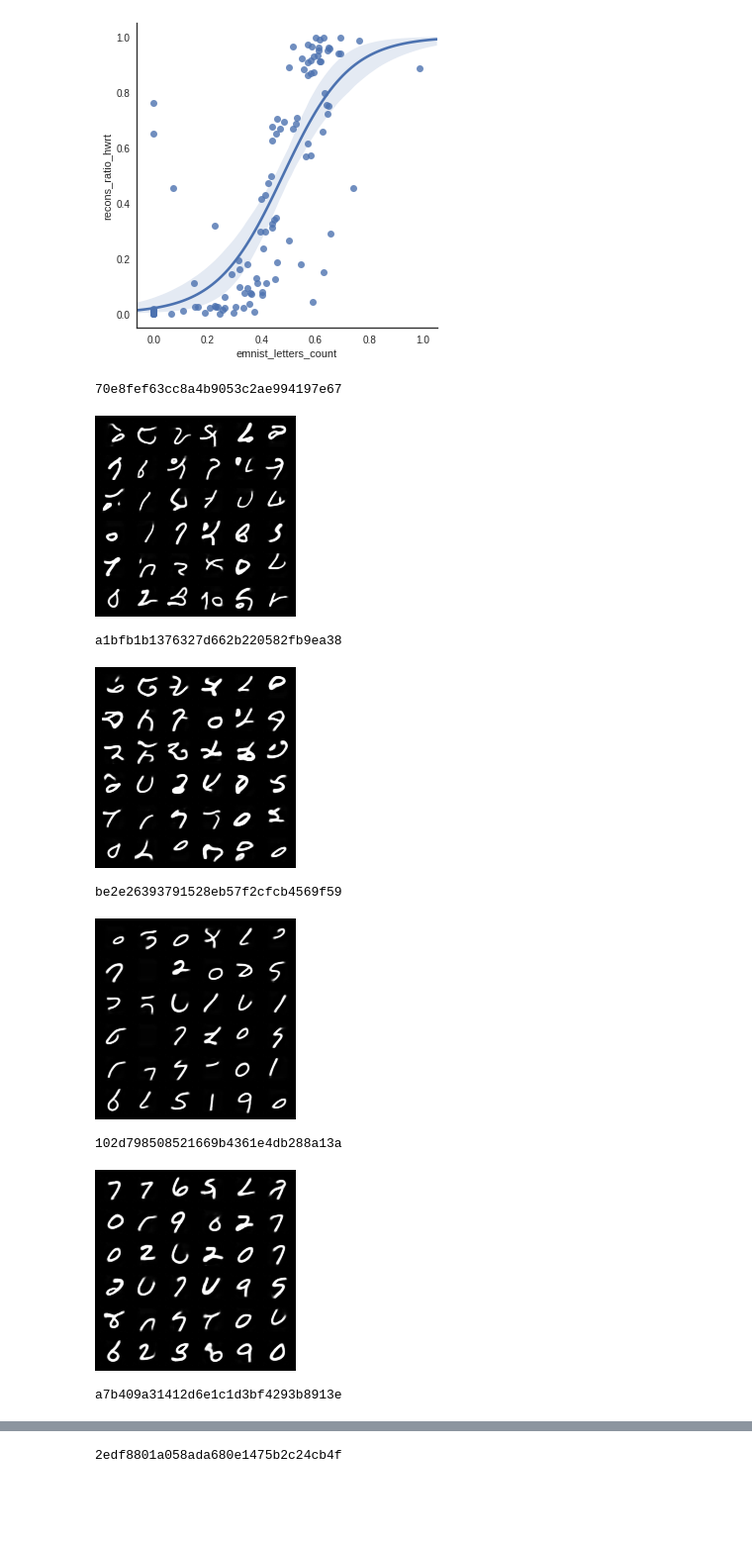
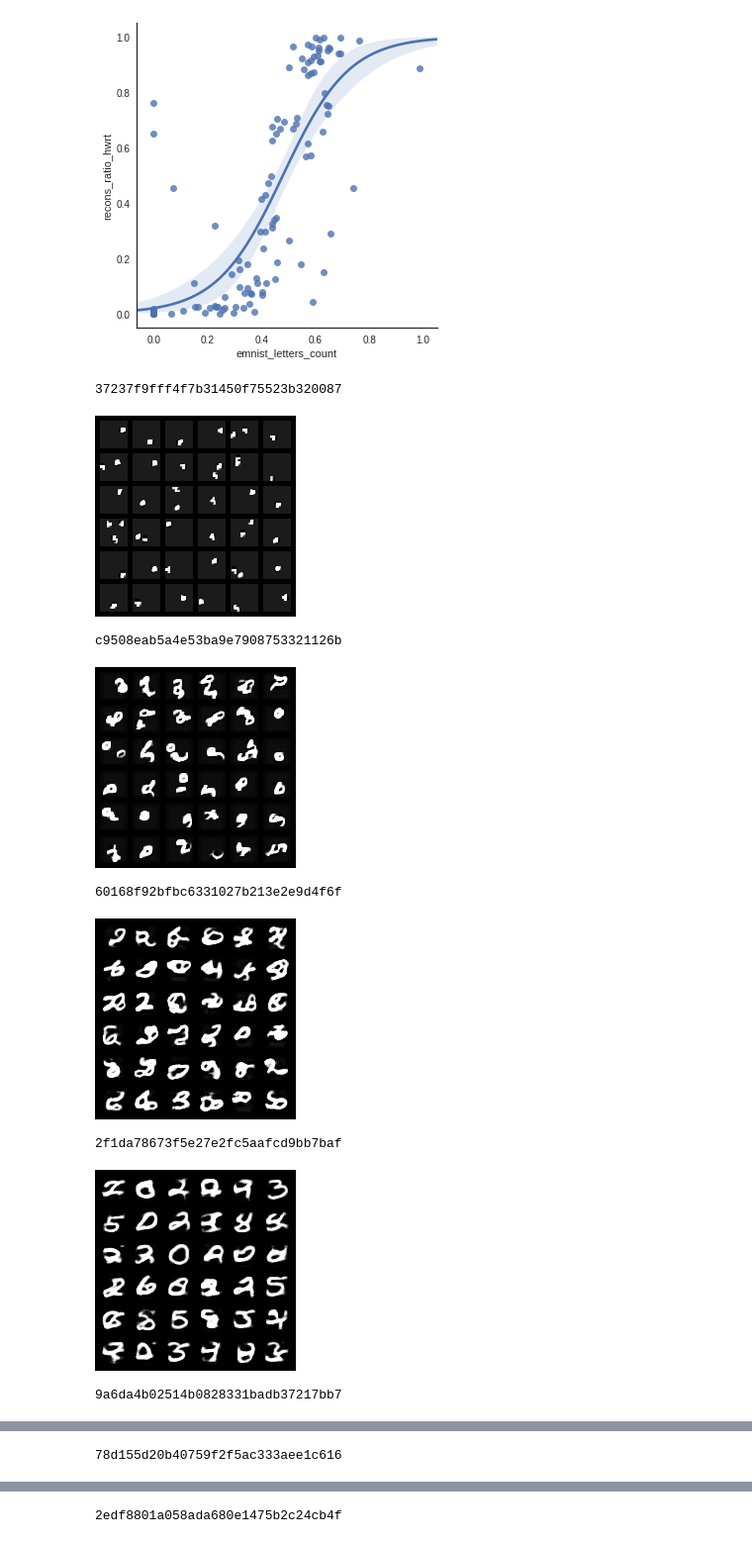
Before and after one commit to mehdidc/out_of_class, a Jupyter notebook: ae/ipynb/analysis.ipynb, the cells around one changed output, grey strips where cells are left out. Shown: that part at 99% size. Saved outputs shown, nothing was run; the diff lists cells and outputs as text; code cells hidden in the pictures; blank space fills up the shorter version.

```diff
--- a/ae/ipynb/analysis.ipynb
+++ b/ae/ipynb/analysis.ipynb
@@ -147,18 +147,18 @@ print(len(df))
 [figure]
 # %%
 df = df_full
-df = df[df['sampler'] == 'mnist_noise']
-df = df[df['nb_layers']==3]
-df = df[df['stride'] == 1]
-df = df.sort_values(by='noise')
+df = df[df['sampler'] == 'mnist_deep']
+#df = df[df['nb_layers']==3]
+df = df[df['stride']==4]
+df = df.sort_values(by='nb_layers')
 show_several(df, nb=36)
 # %% [output]
-70e8fef63cc8a4b9053c2ae994197e67
+37237f9fff4f7b31450f75523b320087
-[figure, old version]
+[figure, new version]
-a1bfb1b1376327d662b220582fb9ea38
+c9508eab5a4e53ba9e7908753321126b
-[figure, old version]
+[figure, new version]
-be2e26393791528eb57f2cfcb4569f59
+60168f92bfbc6331027b213e2e9d4f6f
-[figure, old version]
+[figure, new version]
-102d798508521669b4361e4db288a13a
+2f1da78673f5e27e2fc5aafcd9bb7baf
-[figure, old version]
+[figure, new version]
-a7b409a31412d6e1c1d3bf4293b8913e
+9a6da4b02514b0828331badb37217bb7
@@ -165,0 +166 @@ a7b409a31412d6e1c1d3bf4293b8913e
+78d155d20b40759f2f5ac333aee1c616
```
Also changed, not shown: parts of 2 cells of this notebook, 3 other files.
